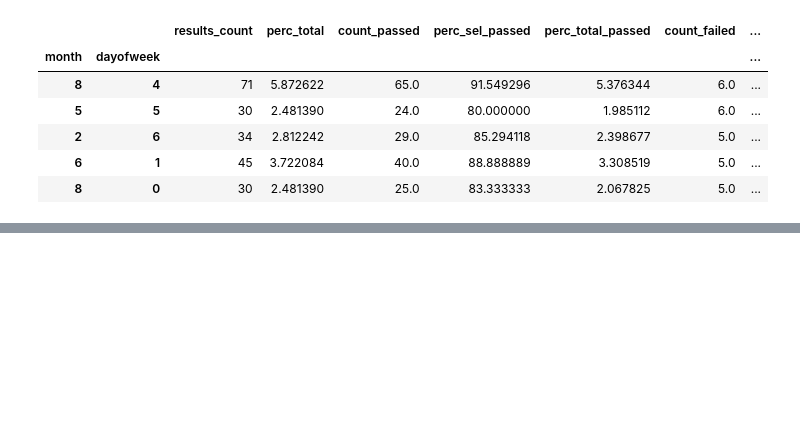
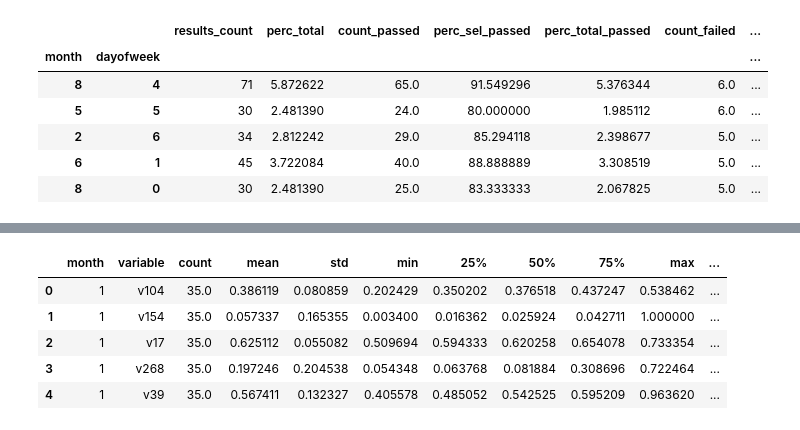
Before and after one commit to mvanegas10/Manufacturing-Process, a Jupyter notebook: Analysis/Analysis.ipynb, the cells around one changed output, grey strips where cells are left out. Cells and saved outputs as stored; diff of their text form; code cells hidden in the pictures; blank space fills up the shorter version.

```diff
--- a/Analysis/Analysis.ipynb
+++ b/Analysis/Analysis.ipynb
@@ -57,0 +93,21 @@ df_week_behavior.sort_values(['perc_total_failed'], ascending=False).head()
+# %%
+df_month_var = df_table_secom.loc[:,list_imp_vars]
+scaler = MinMaxScaler()
+df_month_var_scaled = pd.DataFrame(scaler.fit_transform(df_month_var), columns=df_month_var.columns)
+df_month_var_scaled['month'] = df_table_secom.loc[:,['timestamp']]['timestamp'].dt.month
+# %%
+df_month_var = pd.melt(df_month_var_scaled.reset_index(), id_vars=['month'], value_vars=list_imp_vars, var_name='variable', value_name='value')
+# %%
+df_month_description = df_month_var.groupby(['month','variable']).describe()
+df_month_description.columns = df_month_description.columns.droplevel(0)
+df_month_description = df_month_description.reset_index()
+df_month_description = pd.merge(df_month_description, df_months_behavior,  how='left', left_on=['month'], right_index=True)
+df_month_description = df_month_description.sort_values(['month'])
+df_month_description.head()
+# %% [output]
+|  | month | variable | count | mean | std | min | 25% | 50% | 75% | max | ... |
+| 0 | 1 | v104 | 35.0 | 0.386119 | 0.080859 | 0.202429 | 0.350202 | 0.376518 | 0.437247 | 0.538462 | ... |
+| 1 | 1 | v154 | 35.0 | 0.057337 | 0.165355 | 0.003400 | 0.016362 | 0.025924 | 0.042711 | 1.000000 | ... |
+| 2 | 1 | v17 | 35.0 | 0.625112 | 0.055082 | 0.509694 | 0.594333 | 0.620258 | 0.654078 | 0.733354 | ... |
+| 3 | 1 | v268 | 35.0 | 0.197246 | 0.204538 | 0.054348 | 0.063768 | 0.081884 | 0.308696 | 0.722464 | ... |
+| 4 | 1 | v39 | 35.0 | 0.567411 | 0.132327 | 0.405578 | 0.485052 | 0.542525 | 0.595209 | 0.963620 | ... |
```
Also changed, not shown: parts of 7 cells of this notebook.
